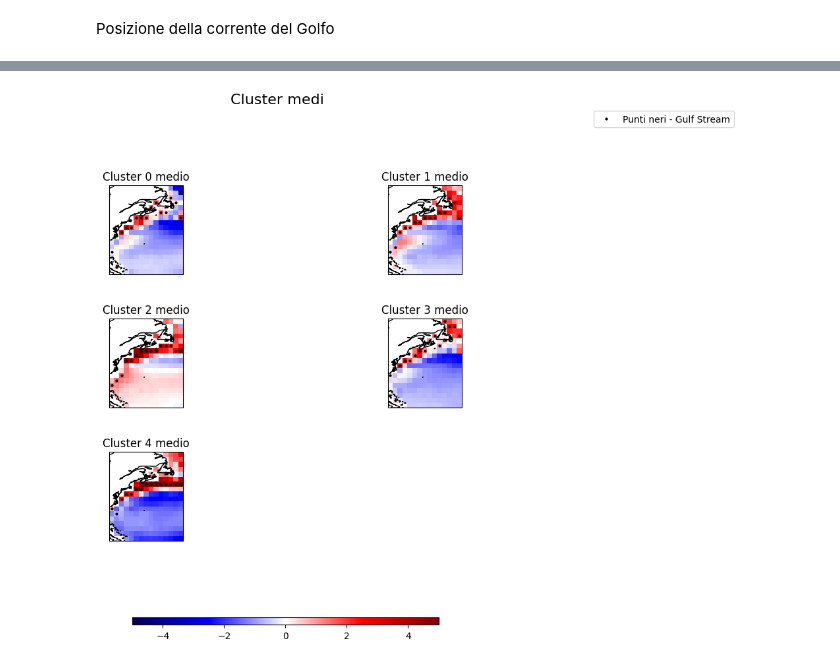
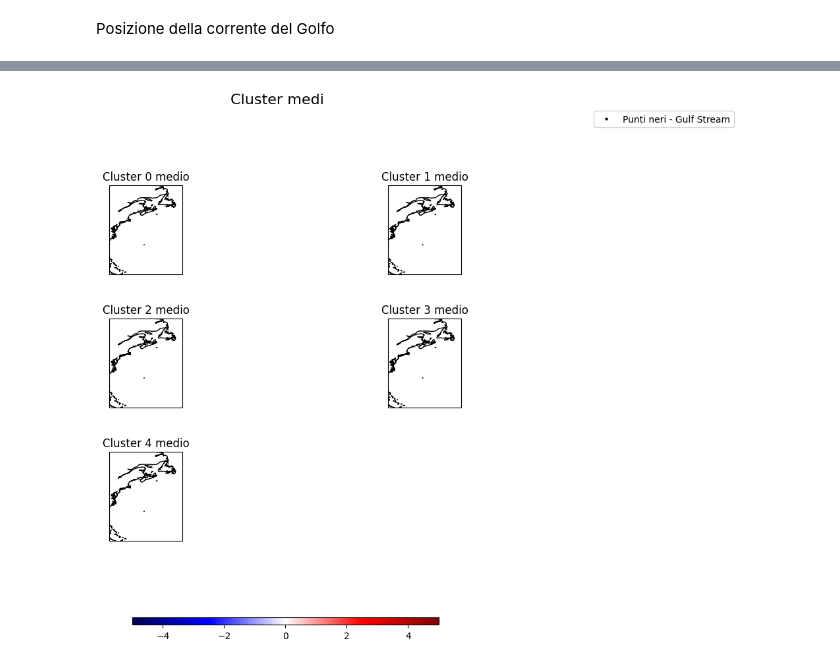
Before and after one commit to sbeltrami/tesi, a Jupyter notebook: gulf_stream_plot.ipynb, the cells around one changed output, grey strips where cells are left out. Cells and saved outputs as stored; diff of their text form; code cells hidden in the pictures.

Commit message:
gulf stream

```diff
--- a/gulf_stream_plot.ipynb
+++ b/gulf_stream_plot.ipynb
@@ -74,4 +86,4 @@ models['ACCESS-CM2']['North Atlantic bias DJF'].sel(lon=slice(280,310), lat=slic
 # %%
 #seleziono un sottobox in cui vado a cercare la corrente del Golfo
 for name in models.keys():
-    models[name]['GS box bias DJF'] = models[name]['North Atlantic bias DJF'].sel(lon=slice(282,310), lat=slice(20,55)) #box Gulf Stream
+    models[name]['GS box seas mean DJF'] = models[name]['tos North Atlantic seasonal mean DJF'].sel(lon=slice(282,310), lat=slice(29,55)) #box Gulf Stream, rimeetti lat=20
@@ -105,0 +119,25 @@ for n in range(n_clusters): #ciclo sui 5 cluster
+# %%
+lat = models[list_cluster0[0]]['GS box seas mean DJF'].lat.values
+lon = models[list_cluster0[0]]['GS box seas mean DJF'].lon.values
+# %%
+index = 0 #inizializzo l'indice che individua ogni cluster
+fig,ax = plt.subplots(nrows=5,ncols=2,figsize=(24,20))
+fig.subplots_adjust(hspace=0.3, wspace=0.01)  # Aggiungo spazi verticali e orizzontali tra le subplots
+for i in range(5): #Ciclo sulle righe
+    j = 0 #inziializzo indice per le colonne
+    coords = np.where(array_max[index,:,:] == 1) #array di valori di longitudini e latitudini in cui array_max = 1 (cioè indica la posizione in cui c'è il max))
+    #Plot della prima colonna, cioè di SST
+    # Plot dei punti solo dove array_max è uguale a 1
+    punti = ax[i,j].plot(lon[coords[1]], lat[coords[0]], marker='o', color='black', markersize=2, linestyle='None')
+    plot_mod = ax[i,j].imshow(mean_cluster[index,::-1,:],extent=[lon.min(), lon.max(), lat.min(), lat.max()],vmin=-1, vmax=30,cmap='Reds')
+    ax[i,j].set_title(f'SST Cluster {index}')
+    fig.colorbar(plot_mod,ax=ax[i,j])
+    #Plot della seconda colonna, cioè del gradiente di SST
+    punti = ax[i,j+1].plot(lon[coords[1]], lat[coords[0]], marker='o', color='black', markersize=2, linestyle='None')
+    plot_mod = ax[i,j+1].imshow(gradient[index,::-1,:],extent=[lon.min(), lon.max(), lat.min(), lat.max()],vmin=-6, vmax=6,cmap='seismic')
+    ax[i,j+1].set_title(f'Gradiente cluster {index}')
+    fig.colorbar(plot_mod,ax=ax[i,j+1])
+
+    index = index + 1 #Aggiorno index
+
+fig.suptitle('SST e gradiente SST per ogni cluster', fontsize=16, y=0.92)
@@ -106,36 +147,38 @@ for n in range(n_clusters): #ciclo sui 5 cluster
 # %%
 #Plot dei cluster medi
 fig, ax = plt.subplots(nrows=int(n_clusters/2)+1, ncols=int(n_clusters/2), figsize=(10,10),subplot_kw={"projection": ccrs.PlateCarree()}) #trasformazione cartografica = lonxlat
 fig.subplots_adjust(hspace=0.5, wspace=0.2)  # Aggiungo spazi verticali e orizzontali tra le subplots
-for i in range(int(n_clusters/2)+1): # Ciclo sui 5 cluster medi
-    for j in range(int(n_clusters/2)):
-        index = i*(int(n_clusters/2))+j
+for i in range(int(n_clusters/2)+1): # Ciclo sulle righe
+    for j in range(int(n_clusters/2)): #Ciclo sulle colonne
+        index = i*(int(n_clusters/2)) + j
         if index == n_clusters:
             break
-        plot_mod = ax[i,j].pcolormesh(mean_cluster[index][0].lon, mean_cluster[index][0].lat, mean_cluster[index][0], cmap='seismic', vmin=-5, vmax=5)
-        coords = np.where(array_max[index,::] == 1) #array di valori di longitudini e latitudini in cui array_max = 1
-        # Plot dei punti solo dove matrix10 è uguale a 1
-        ax[i,j].plot(mean_cluster[index][0].lon[coords[1]], mean_cluster[index][0].lat[coords[0]], marker='o', color='black', markersize=2, linestyle='None', transform=ccrs.PlateCarree())
+        plot_mod = ax[i,j].imshow(mean_cluster[index,::-1,:], vmin=-5, vmax=5,cmap='seismic')
+        coords = np.where(array_max[index,:,:] == 1) #array di valori di longitudini e latitudini in cui array_max = 1 (cioè indica la posizione in cui c'è il max))
+        # Plot dei punti solo dove array_max è uguale a 1
+        punti = ax[i,j].plot(lon[coords[1]], lat[coords[0]], marker='o', color='black', markersize=2, linestyle='None')
+        #ax[i,j].invert_yaxis()
+        ax[i,j].set_extent([lon.min(), lon.max(), lat.min(), lat.max()], crs=ccrs.PlateCarree())
         ax[i,j].coastlines() # Aggiungo le coste
         # Label degli assi
         ax[i,j].set_ylabel('latitude')
         ax[i,j].set_xlabel('longitude')
         ax[i,j].set_title(f'Cluster {index} medio')
 
 
 #Rimuovo i quadrati non utilizzati
 for i in range(int(n_clusters/2)+1):
     for j in range(int(n_clusters/2)):
         index = i * int(n_clusters/2) + j
         if index >= n_clusters:
             ax[i,j].axis('off')
 
 # Titolo
 fig.colorbar(plot_mod, ax=ax, orientation='horizontal', shrink=0.6, aspect=40)
 # Legenda per linee tratteggiate
 fig.legend(['Punti neri - Gulf Stream'], loc='upper right', bbox_to_anchor=(1.2, 1))
 fig.suptitle('Cluster medi', fontsize=16, y=1.02)
 
 fig.show()
 # %% [output]
-[figure, old version]
+[figure, new version]
```
Also changed, not shown: parts of 10 cells of this notebook.
